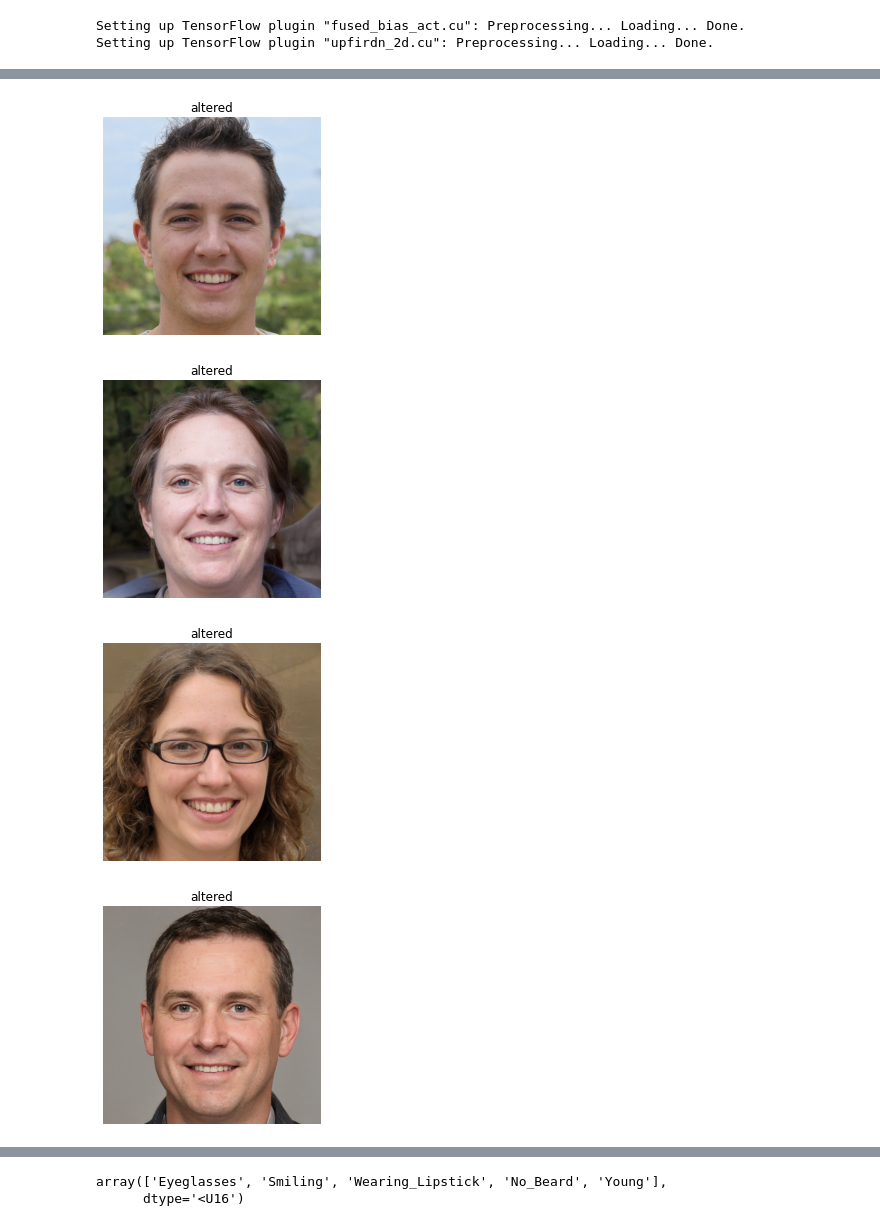
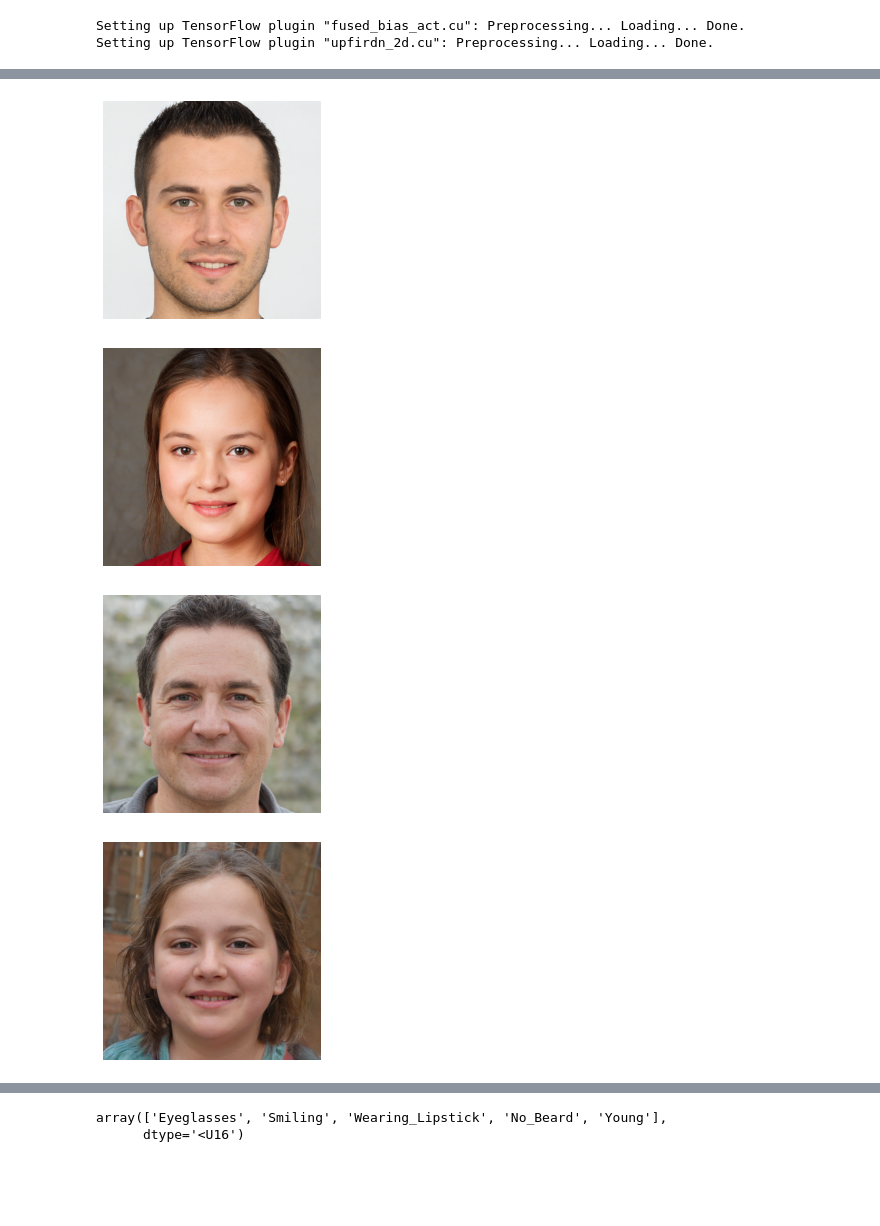
Before and after one commit to Wicwik/BP, a Jupyter notebook: celeba_classifier/generate_altered_images.ipynb, the cells around one changed output, grey strips where cells are left out. Cells and saved outputs as stored; diff of their text form; code cells hidden in the pictures; blank space fills up the shorter version.

```diff
--- a/celeba_classifier/generate_altered_images.ipynb
+++ b/celeba_classifier/generate_altered_images.ipynb
@@ -27,11 +27,10 @@ Setting up TensorFlow plugin "upfirdn_2d.cu": Preprocessing... Loading... Done.
 latents = rnd.randn(10, *gen.Gs.input_shape[1:])
 imgs1 = gen.get_images(latents)
 
-latents += feature_direction[:, 0]
+latents -= feature_direction[:, 3]
 imgs2 = gen.get_images(latents)
 # %%
 for img in imgs1:
-    plt.title('unaltered')
     plt.axis("off")
     plt.imshow(img/255)
     plt.show()
@@ -49,11 +48,10 @@ for img in imgs1:
 # %%
 for img in imgs2:
-    plt.title('altered')
     plt.axis("off")
     plt.imshow(img/255)
     plt.show()
 # %% [output]
-[figure, old version]
+[figure, new version]
-[figure, old version]
+[figure, new version]
-[figure, old version]
+[figure, new version]
-[figure, old version]
+[figure, new version]
```
Also changed, not shown: parts of 5 cells of this notebook, 3 other files.
